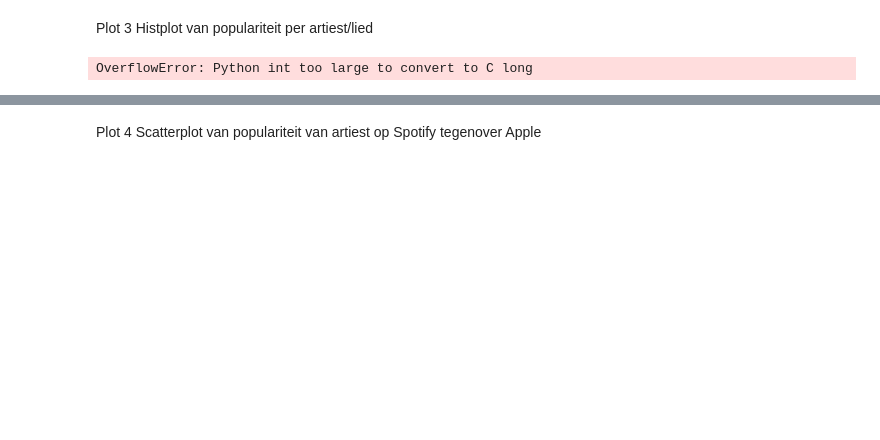
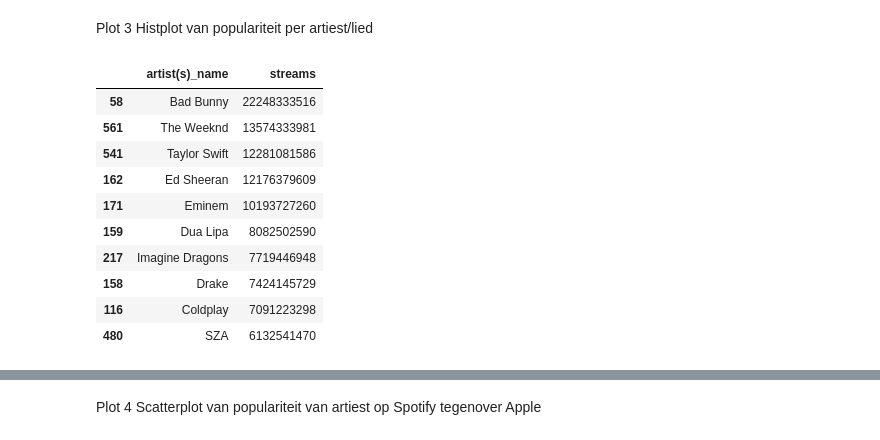
Before and after one commit to robindehullu-howest/apm-project, a Jupyter notebook: Data/TopSpotify.ipynb, the cells around one changed output, grey strips where cells are left out. Saved outputs shown, nothing was run; the diff lists cells and outputs as text; code cells hidden in the pictures; blank space fills up the shorter version.

```diff
--- a/Data/TopSpotify.ipynb
+++ b/Data/TopSpotify.ipynb
@@ -115,17 +155,29 @@ plt.show()
 # %% [markdown]
 Plot 3 Histplot van populariteit per artiest/lied
-# %%
-# Filter the dataset to include only the top 50 popular artists
-top_50_artists = dataset.groupby('artist(s)_name')['streams'].sum().astype(int).nlargest(50).index
-filtered_dataset = dataset[dataset['artist(s)_name'].isin(top_50_artists)]
-
-# Create the histogram
-plt.figure(figsize=(10,10))
-plt.hist(filtered_dataset['artist(s)_name'], bins=10)
-plt.xticks(rotation=90)
-plt.xlabel('Artist')
-plt.ylabel('Streams')
-plt.title('Populariteit per artiest (Top 50)')
-plt.show()
-# %% [output]
-OverflowError: Python int too large to convert to C long
+# %%
+# Group by artist and sum the streams (artist is a list of artists, so we need to explode the list first)
+filtered_dataset = dataset.explode('artist(s)_name')
+
+# Remove possible empty strings from 'artist(s)_name'
+filtered_dataset = filtered_dataset.replace('', np.nan)
+filtered_dataset = filtered_dataset.dropna()
+
+# Group by artist and sum the streams but only keep those 2 columns
+filtered_dataset = filtered_dataset.groupby('artist(s)_name')['streams'].sum().reset_index()
+
+# Sort the dataset by streams
+filtered_dataset = filtered_dataset.sort_values(by='streams', ascending=False)
+
+filtered_dataset.head(10)
+# %% [output]
+|  | artist(s)_name | streams |
+| 58 | Bad Bunny | 22248333516 |
+| 561 | The Weeknd | 13574333981 |
+| 541 | Taylor Swift | 12281081586 |
+| 162 | Ed Sheeran | 12176379609 |
+| 171 | Eminem | 10193727260 |
+| 159 | Dua Lipa | 8082502590 |
+| 217 | Imagine Dragons | 7719446948 |
+| 158 | Drake | 7424145729 |
+| 116 | Coldplay | 7091223298 |
+| 480 | SZA | 6132541470 |
```
Also changed, not shown: parts of 11 cells of this notebook.
